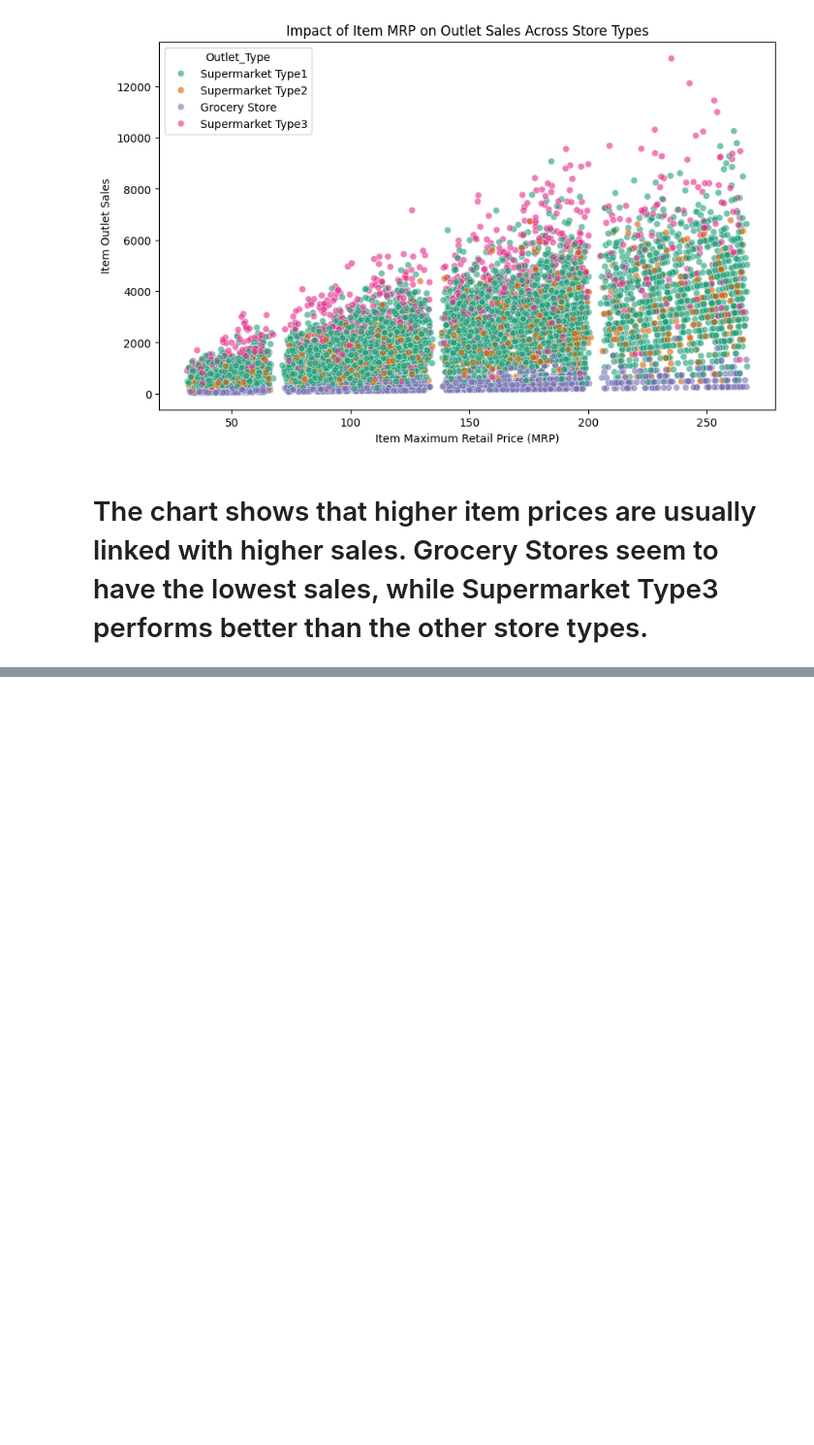
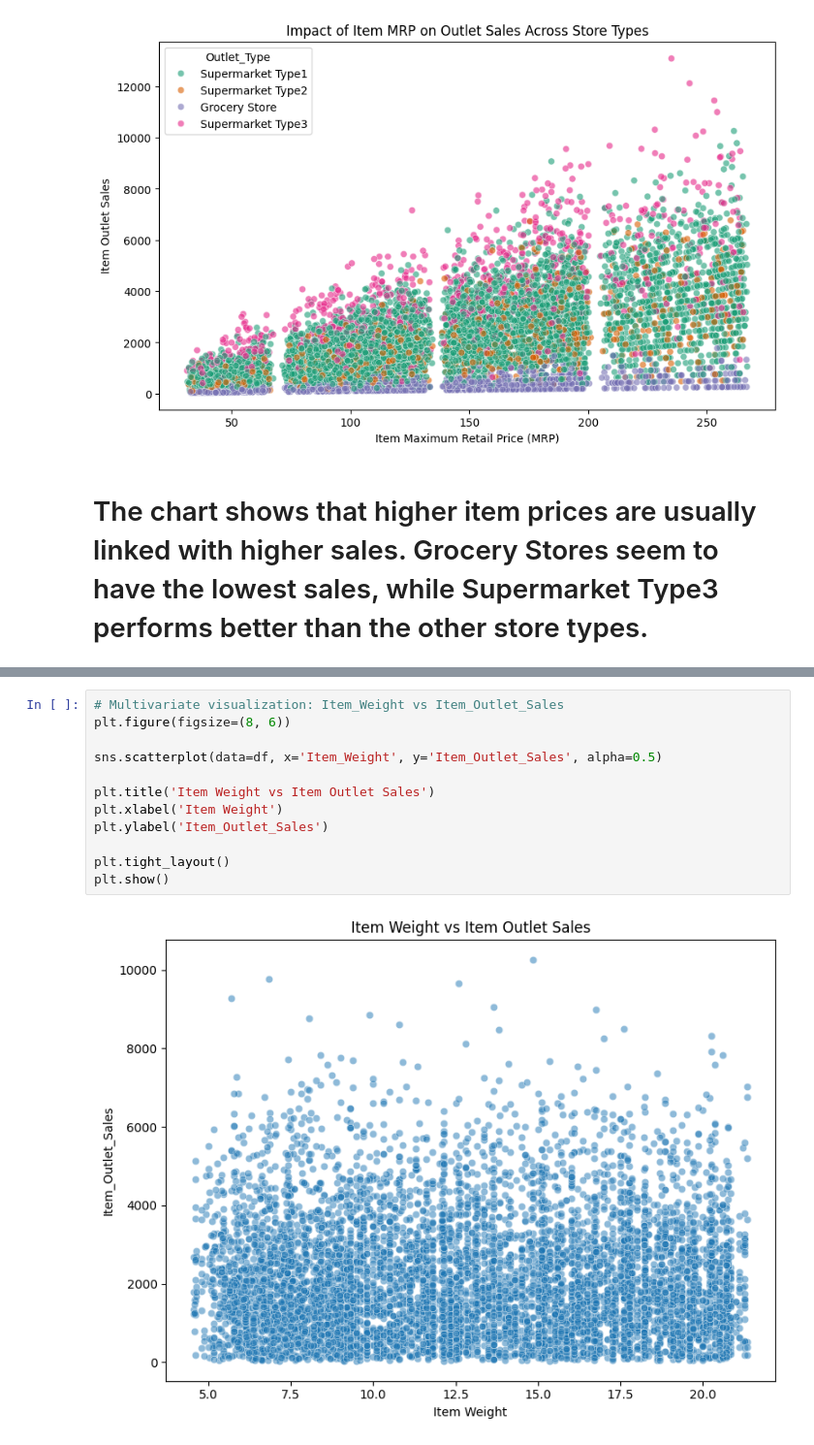
Before and after one commit to Shojaiaa/Prediction-of-Product-Sales, a Jupyter notebook: project_1_ipynb.ipynb, the cells around one changed output, grey strips where cells are left out. Shown at 97% size. Saved outputs shown, nothing was run; the diff lists cells and outputs as text; blank space fills up the shorter version.

```diff
--- a/project_1_ipynb.ipynb
+++ b/project_1_ipynb.ipynb
@@ -302,0 +433,14 @@ plt.show()
+# %%
+# Multivariate visualization: Item_Weight vs Item_Outlet_Sales
+plt.figure(figsize=(8, 6))
+
+sns.scatterplot(data=df, x='Item_Weight', y='Item_Outlet_Sales', alpha=0.5)
+
+plt.title('Item Weight vs Item Outlet Sales')
+plt.xlabel('Item Weight')
+plt.ylabel('Item_Outlet_Sales')
+
+plt.tight_layout()
+plt.show()
+# %% [output]
+[figure, added]
```
Also changed, not shown: parts of 59 cells of this notebook.
